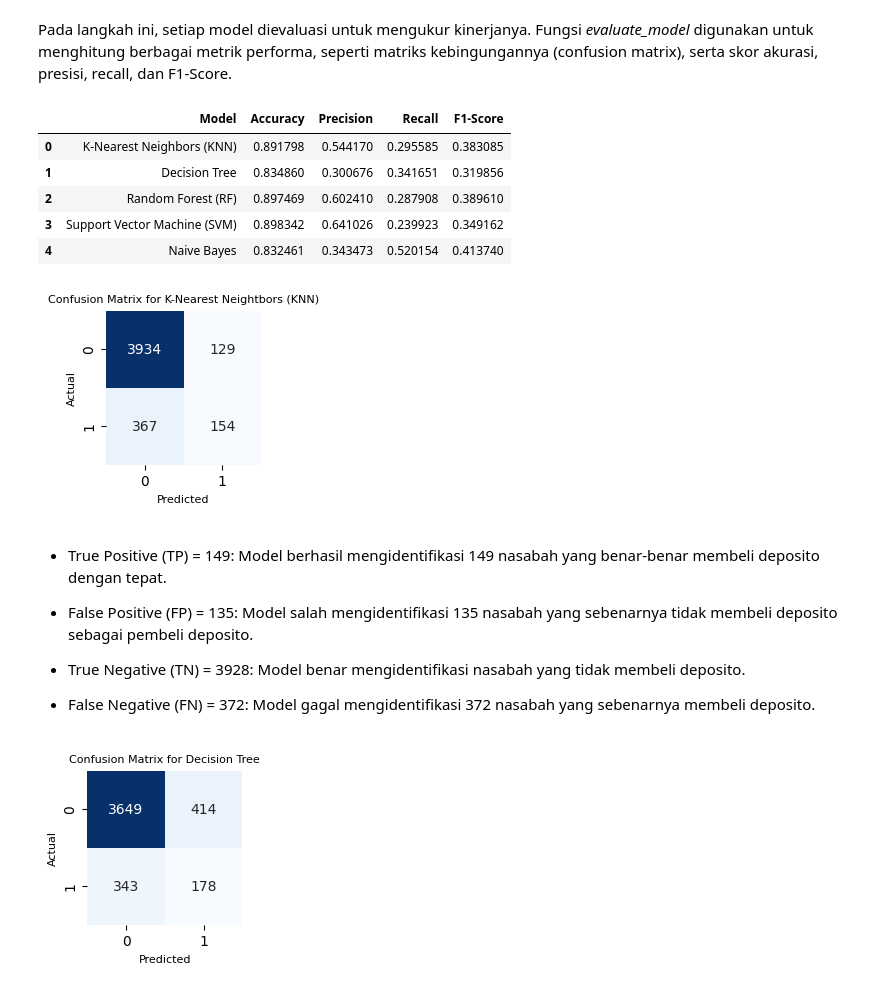
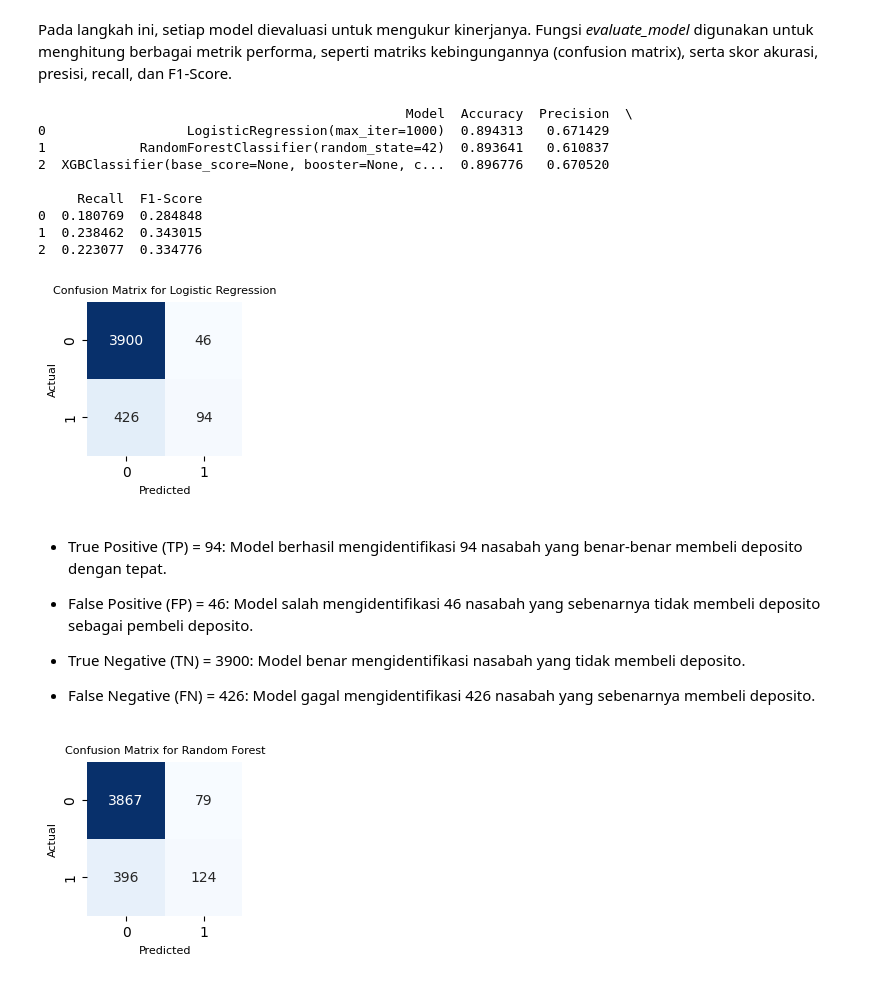
Before and after one commit to aprizal543/aprizal543-Machine_Learning_Klasifikasi_Prediksi-Berlangganan-Deposito-Bank, a Jupyter notebook: Prediksi_Berlangganan_Deposito_Bank.ipynb, the cells around one changed output. Saved outputs shown, nothing was run; the diff lists cells and outputs as text; code cells hidden in the pictures.

```diff
--- a/Prediksi_Berlangganan_Deposito_Bank.ipynb
+++ b/Prediksi_Berlangganan_Deposito_Bank.ipynb
@@ -231,0 +225,6 @@ Model training selesai.
+# %%
+# Menghapus baris duplikat
+train = train.drop_duplicates()
+
+print("Dataframe setelah menghapus duplikat")
+print(train)
@@ -232,36 +391,31 @@ Model training selesai.
 # %% [markdown]
 Pada langkah ini, setiap model dievaluasi untuk mengukur kinerjanya. Fungsi *evaluate_model* digunakan untuk menghitung berbagai metrik performa, seperti matriks kebingungannya (confusion matrix), serta skor akurasi, presisi, recall, dan F1-Score.
 # %%
-# fungsi untuk mengevaluasi dan mengembalikan hasil sebagai kamus
+# Fungsi untuk mengevaluasi dan mengembalikan hasil sebagai kamus
 def evaluate_model(model, X_test, y_test):
     y_pred = model.predict(X_test)
-    cm= confusion_matrix(y_test, y_pred)
-    accuracy = accuracy_score(y_test, y_pred)
-    precision = precision_score(y_test, y_pred)
-    recall = recall_score(y_test, y_pred)
-    f1 = f1_score(y_test, y_pred)
+    cm = confusion_matrix(y_test, y_pred)
     tn, fp, fn, tp = cm.ravel()
     results = {
         'Confusion Matrix': cm,
         'True Positive (TP)': tp,
-        'False Positive (FP)': fp,
+        'False Positive (FN)': fn,
+        'False Negative (FP)': fp,
         'True Negative (TN)': tn,
-        'False Negative (FN)': fn,
-        'Accuracy': accuracy,
-        'Precision': precision,
-        'Recall': recall,
-        'F1-Score': f1
+        'Accuracy': accuracy_score(y_test, y_pred),
+        'Precision': precision_score(y_test, y_pred),
+        'Recall': recall_score(y_test, y_pred),
+        'F1-Score': f1_score(y_test, y_pred)
     }
     return results
 
-# Mengevaluasi setiap model dan mengumpulkan hasilnya
+# Mengevaluasi setiap model dan mengumpulkan hasilny
 results = {
-    'K-Nearest Neighbors (KNN)': evaluate_model(knn, X_test, y_test),
-    'Decision Tree': evaluate_model(dt, X_test, y_test),
-    'Random Forest (RF)': evaluate_model(rf, X_test, y_test),
-    'Support Vector Machine (SVM)': evaluate_model(svm, X_test, y_test),
-    'Naive Bayes': evaluate_model(nb, X_test, y_test)
+  lr: evaluate_model(best_lr, X_test, y_test),
+  rf: evaluate_model(best_rf, X_test, y_test),
+  xgb: evaluate_model(best_xgb, X_test, y_test)
 }
+
 
 # Buat DataFrame dengan hasil
 rows = []
@@ -278,41 +432,45 @@ for model_name, metrics in results.items():
 summary_df = pd.DataFrame(rows)
 
 # Tampilkan DataFrame
-summary_df
+print(summary_df)
 # %% [output]
-|  | Model | Accuracy | Precision | Recall | F1-Score |
-| 0 | K-Nearest Neighbors (KNN) | 0.891798 | 0.544170 | 0.295585 | 0.383085 |
-| 1 | Decision Tree | 0.834860 | 0.300676 | 0.341651 | 0.319856 |
-| 2 | Random Forest (RF) | 0.897469 | 0.602410 | 0.287908 | 0.389610 |
-| 3 | Support Vector Machine (SVM) | 0.898342 | 0.641026 | 0.239923 | 0.349162 |
-| 4 | Naive Bayes | 0.832461 | 0.343473 | 0.520154 | 0.413740 |
+                                               Model  Accuracy  Precision  \
+0                  LogisticRegression(max_iter=1000)  0.894313   0.671429
+1            RandomForestClassifier(random_state=42)  0.893641   0.610837
+2  XGBClassifier(base_score=None, booster=None, c...  0.896776   0.670520
+
+     Recall  F1-Score
+0  0.180769  0.284848
+1  0.238462  0.343015
+2  0.223077  0.334776
 # %%
 # Membuat fungsi untuk menampilkan Confusion Matrix
 def plot_confusion_matrix(cm, model_name):
     plt.figure(figsize=(2, 2))
     sns.heatmap(cm, annot=True, fmt="d", cmap='Blues', cbar=False)
     plt.title(f'Confusion Matrix for {model_name}', fontsize=8)
     plt.ylabel('Actual', fontsize=8)
     plt.xlabel('Predicted', fontsize=8)
     plt.show()
 
 # Tampilkan Confusion Matrix untuk KNN
-knn_cm = results['K-Nearest Neighbors (KNN)']['Confusion Matrix']
-plot_confusion_matrix(knn_cm, 'K-Nearest Neightbors (KNN)')
+lr_cm = results[lr]['Confusion Matrix']
+plot_confusion_matrix(lr_cm, 'Logistic Regression')
 # %% [output]
-[figure, old version]
+[figure, new version]
 # %% [markdown]
-- True Positive (TP) = 149: Model berhasil mengidentifikasi 149 nasabah yang benar-benar membeli deposito dengan tepat.
+- True Positive (TP) = 94: Model berhasil mengidentifikasi 94 nasabah yang benar-benar membeli deposito dengan tepat.
 
-- False Positive (FP) = 135: Model salah mengidentifikasi 135 nasabah yang sebenarnya tidak membeli deposito sebagai pembeli deposito.
+- False Positive (FP) = 46: Model salah mengidentifikasi 46 nasabah yang sebenarnya tidak membeli deposito sebagai pembeli deposito.
 
-- True Negative (TN) = 3928: Model benar mengidentifikasi nasabah yang tidak membeli deposito.
+- True Negative (TN) = 3900: Model benar mengidentifikasi nasabah yang tidak membeli deposito.
 
-- False Negative (FN) = 372: Model gagal mengidentifikasi 372 nasabah yang sebenarnya membeli deposito.
+- False Negative (FN) = 426: Model gagal mengidentifikasi 426 nasabah yang sebenarnya membeli deposito.
 # %%
-# Tampilkan Confusion Matrix untuk Decision Tree
-dt_cm = results['Decision Tree']['Confusion Matrix']
-plot_confusion_matrix(dt_cm, 'Decision Tree')
+# Tampilkan Confusion Matrix untuk Random Forest
+
+rf_cm = results[rf]['Confusion Matrix']
+plot_confusion_matrix(rf_cm, 'Random Forest')
 # %% [output]
-[figure, old version]
+[figure, new version]
 # %% [markdown]
```
Also changed, not shown: parts of 31 cells of this notebook.
